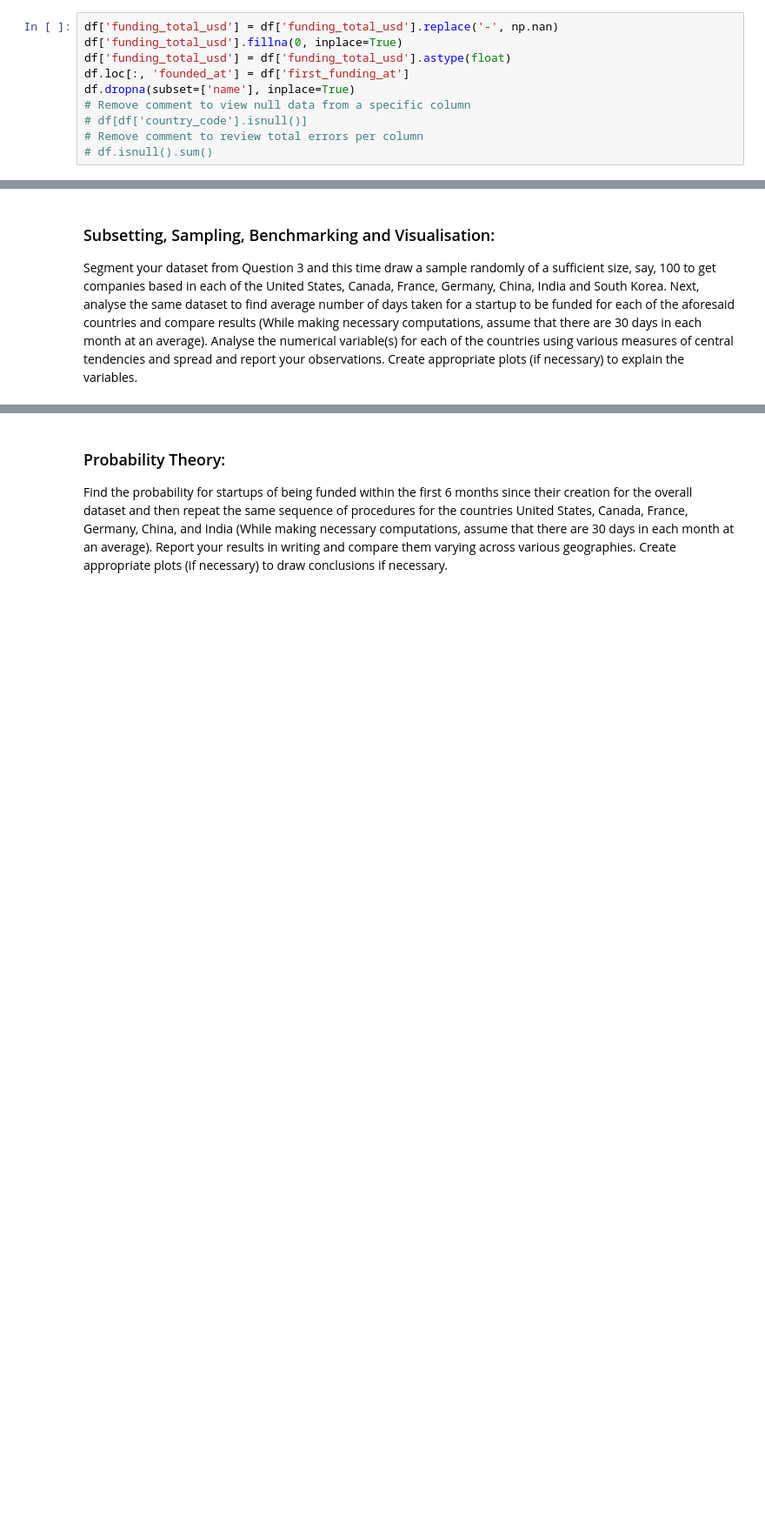
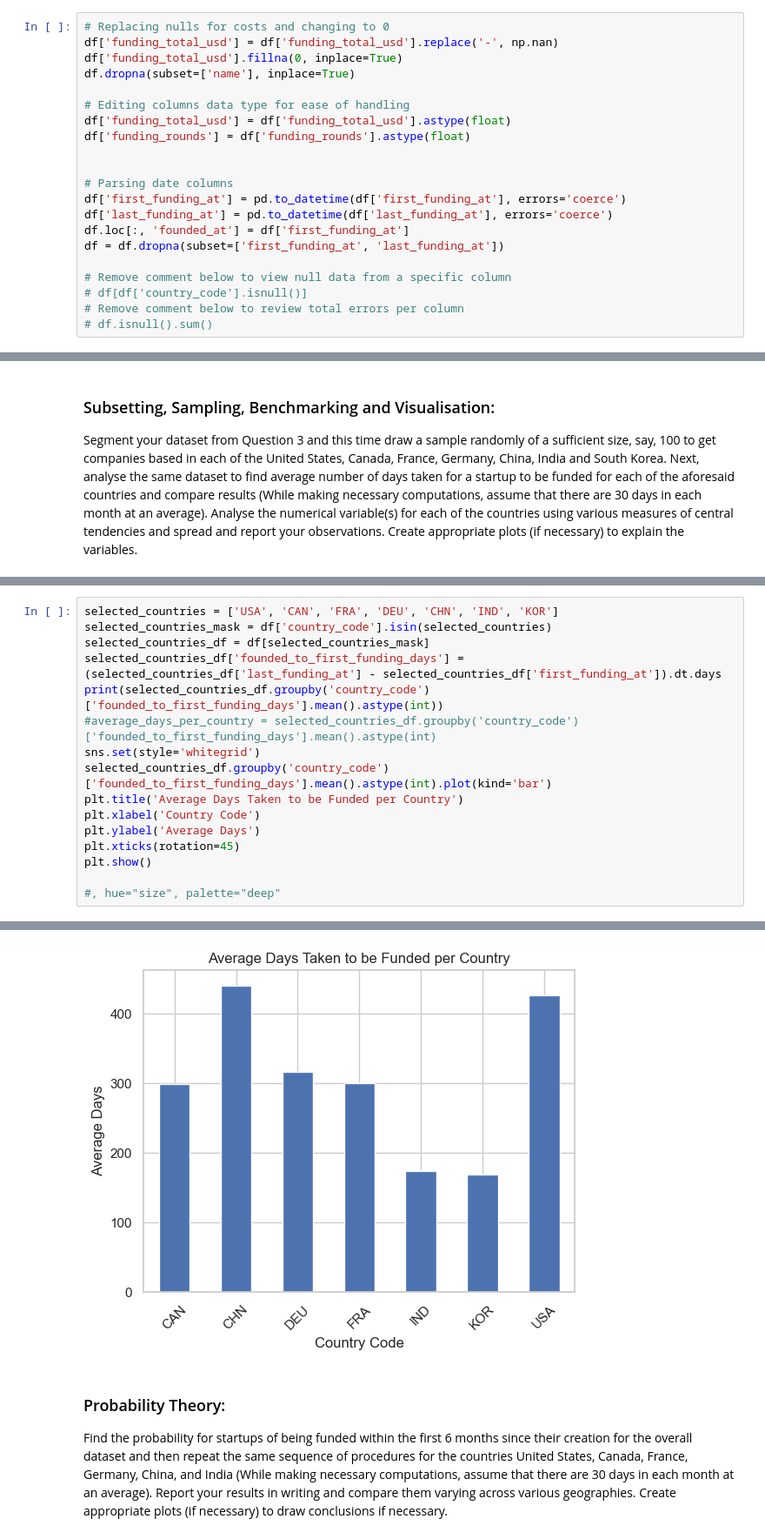
Before and after one commit to elenagin/Radiance-Group-Consulting, a Jupyter notebook: radiance_group_ginebra.ipynb, the cells around one changed output, grey strips where cells are left out. Shown at 87% size. Drawn from its saved outputs; the diff is of its cells as text; blank space fills up the shorter version.

```diff
--- a/radiance_group_ginebra.ipynb
+++ b/radiance_group_ginebra.ipynb
@@ -56,13 +75,24 @@ df = pd.read_csv('https://raw.githubusercontent.com/notpeter/crunchbase-data/mas
 # df.head()
 # %%
+# Replacing nulls for costs and changing to 0
 df['funding_total_usd'] = df['funding_total_usd'].replace('-', np.nan)
 df['funding_total_usd'].fillna(0, inplace=True)
+df.dropna(subset=['name'], inplace=True)
+
+# Editing columns data type for ease of handling
 df['funding_total_usd'] = df['funding_total_usd'].astype(float)
+df['funding_rounds'] = df['funding_rounds'].astype(float)
+
+
+# Parsing date columns
+df['first_funding_at'] = pd.to_datetime(df['first_funding_at'], errors='coerce')
+df['last_funding_at'] = pd.to_datetime(df['last_funding_at'], errors='coerce')
 df.loc[:, 'founded_at'] = df['first_funding_at']
-df.dropna(subset=['name'], inplace=True)
-# Remove comment to view null data from a specific column
+df = df.dropna(subset=['first_funding_at', 'last_funding_at'])
+
+# Remove comment below to view null data from a specific column
 # df[df['country_code'].isnull()]
-# Remove comment to review total errors per column
+# Remove comment below to review total errors per column
 # df.isnull().sum()
 # %% [markdown]
 ### Measuring Central Tendency and Spread
@@ -269,0 +309,17 @@ Q6
+# %%
+selected_countries = ['USA', 'CAN', 'FRA', 'DEU', 'CHN', 'IND', 'KOR']
+selected_countries_mask = df['country_code'].isin(selected_countries)
+selected_countries_df = df[selected_countries_mask]
+selected_countries_df['founded_to_first_funding_days'] = (selected_countries_df['last_funding_at'] - selected_countries_df['first_funding_at']).dt.days
+print(selected_countries_df.groupby('country_code')['founded_to_first_funding_days'].mean().astype(int))
+#average_days_per_country = selected_countries_df.groupby('country_code')['founded_to_first_funding_days'].mean().astype(int)
+sns.set(style='whitegrid')
+selected_countries_df.groupby('country_code')['founded_to_first_funding_days'].mean().astype(int).plot(kind='bar')
+plt.title('Average Days Taken to be Funded per Country')
+plt.xlabel('Country Code')
+plt.ylabel('Average Days')
+plt.xticks(rotation=45)
+plt.show()
+
+#, hue="size", palette="deep"
+# %% [output]
@@ -270,3 +340,4 @@ Q6
+[figure, added]
 # %% [markdown]
 ### Probability Theory:
 Find the probability for startups of being funded within the first 6 months since their creation for the overall dataset and then repeat the same sequence of procedures for the countries United States, Canada, France, Germany, China, and India (While making necessary computations, assume that there are 30 days in each month at an average). Report your results in writing and compare them varying across various geographies. Create appropriate plots (if necessary) to draw conclusions if necessary.
```
Also changed, not shown: parts of 25 cells of this notebook.
